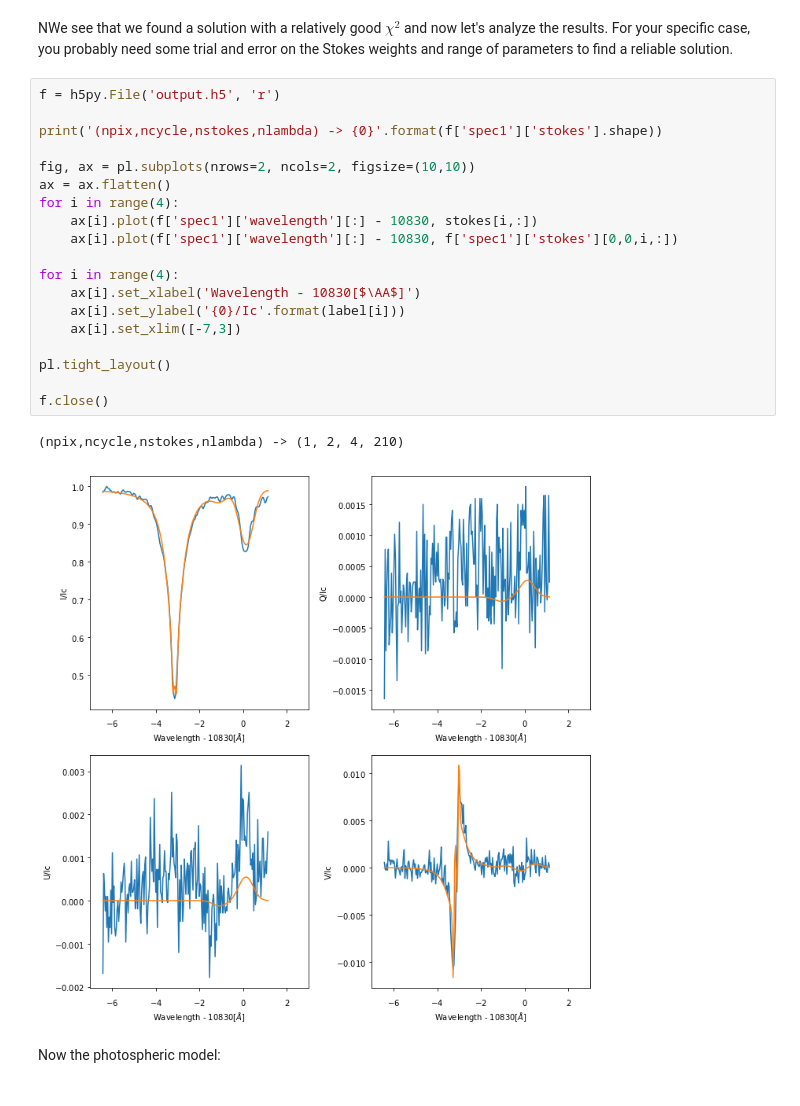
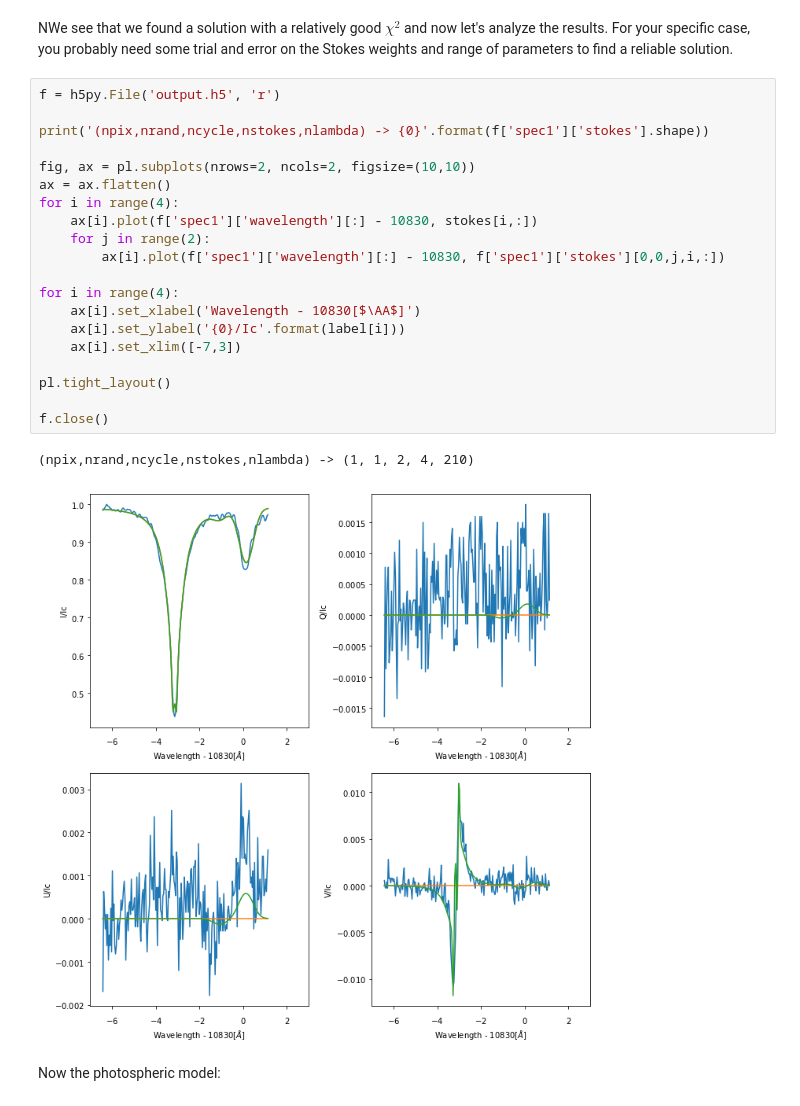
Before and after one commit to aasensio/hazel2, a Jupyter notebook: docs/notebooks/conf_inversion.ipynb, the cells around one changed output. Drawn from its saved outputs; the diff is of its cells as text.

```diff
--- a/docs/notebooks/conf_inversion.ipynb
+++ b/docs/notebooks/conf_inversion.ipynb
@@ -253,25 +250,26 @@ NWe see that we found a solution with a relatively good $\chi^2$ and now let's a
 # %%
 f = h5py.File('output.h5', 'r')
 
-print('(npix,ncycle,nstokes,nlambda) -> {0}'.format(f['spec1']['stokes'].shape))
+print('(npix,nrand,ncycle,nstokes,nlambda) -> {0}'.format(f['spec1']['stokes'].shape))
 
 fig, ax = pl.subplots(nrows=2, ncols=2, figsize=(10,10))
 ax = ax.flatten()
 for i in range(4):
     ax[i].plot(f['spec1']['wavelength'][:] - 10830, stokes[i,:])
-    ax[i].plot(f['spec1']['wavelength'][:] - 10830, f['spec1']['stokes'][0,0,i,:])
+    for j in range(2):
+        ax[i].plot(f['spec1']['wavelength'][:] - 10830, f['spec1']['stokes'][0,0,j,i,:])
 
 for i in range(4):
     ax[i].set_xlabel('Wavelength - 10830[$\AA$]')
     ax[i].set_ylabel('{0}/Ic'.format(label[i]))
     ax[i].set_xlim([-7,3])
 
 pl.tight_layout()
 
 f.close()
 # %% [output]
-(npix,ncycle,nstokes,nlambda) -> (1, 2, 4, 210)
+(npix,nrand,ncycle,nstokes,nlambda) -> (1, 1, 2, 4, 210)
-[figure, old version]
+[figure, new version]
 # %% [markdown]
 Now the photospheric model:
 # %%
```
Also changed, not shown: parts of 6 cells of this notebook, 22 other files.
